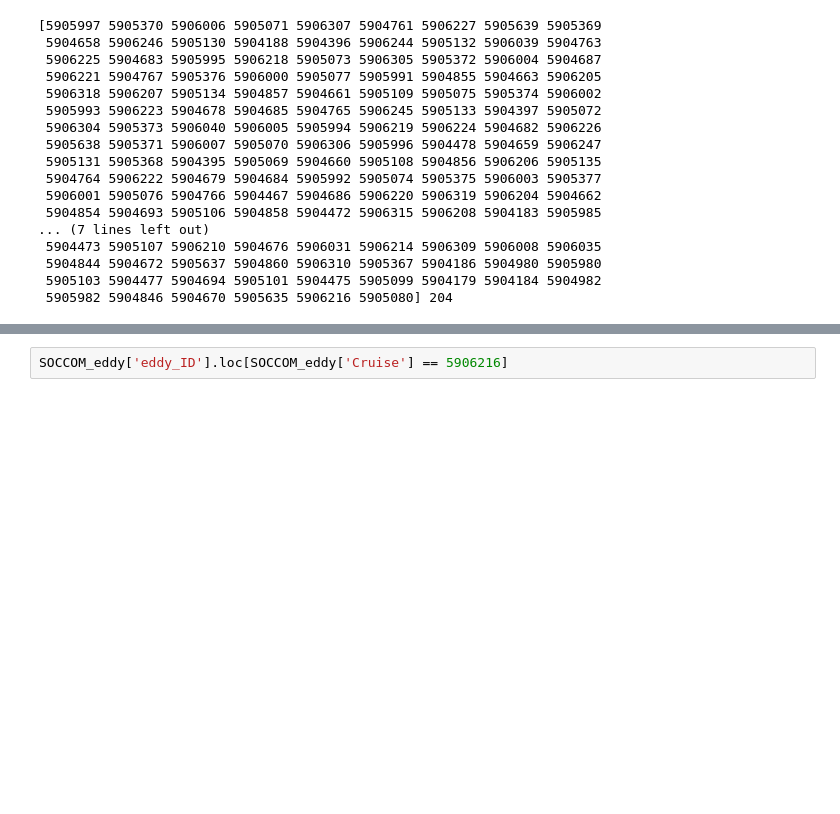
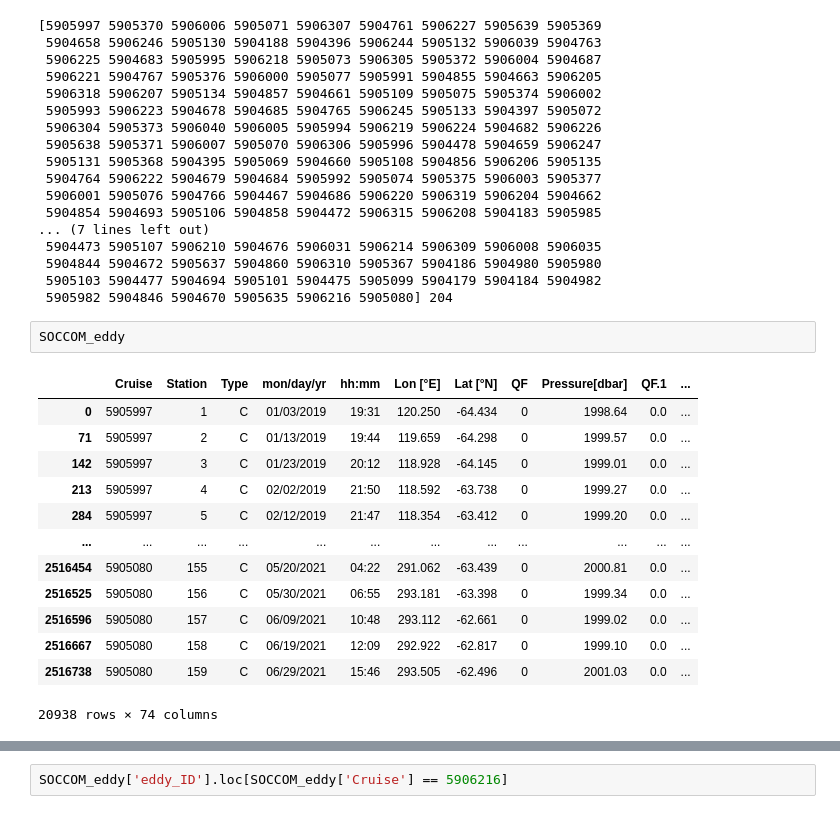
Before and after one commit to Williams-OBGC-Lab/SOCCOM_eddy, a Jupyter notebook: eddy_contour_plots.ipynb, the cells around one changed output, grey strips where cells are left out. Cells and saved outputs as stored; diff of their text form; blank space fills up the shorter version.

```diff
--- a/eddy_contour_plots.ipynb
+++ b/eddy_contour_plots.ipynb
@@ -187,6 +187,22 @@ print(floatID_ed)
  5904844 5904672 5905637 5904860 5906310 5905367 5904186 5904980 5905980
  5905103 5904477 5904694 5905101 5904475 5905099 5904179 5904184 5904982
  5905982 5904846 5904670 5905635 5906216 5905080] 204
+# %%
+SOCCOM_eddy
+# %% [output]
+|  | Cruise | Station | Type | mon/day/yr | hh:mm | Lon [°E] | Lat [°N] | QF | Pressure[dbar] | QF.1 | ... |
+| 0 | 5905997 | 1 | C | 01/03/2019 | 19:31 | 120.250 | -64.434 | 0 | 1998.64 | 0.0 | ... |
+| 71 | 5905997 | 2 | C | 01/13/2019 | 19:44 | 119.659 | -64.298 | 0 | 1999.57 | 0.0 | ... |
+| 142 | 5905997 | 3 | C | 01/23/2019 | 20:12 | 118.928 | -64.145 | 0 | 1999.01 | 0.0 | ... |
+| 213 | 5905997 | 4 | C | 02/02/2019 | 21:50 | 118.592 | -63.738 | 0 | 1999.27 | 0.0 | ... |
+| 284 | 5905997 | 5 | C | 02/12/2019 | 21:47 | 118.354 | -63.412 | 0 | 1999.20 | 0.0 | ... |
+| ... | ... | ... | ... | ... | ... | ... | ... | ... | ... | ... | ... |
+| 2516454 | 5905080 | 155 | C | 05/20/2021 | 04:22 | 291.062 | -63.439 | 0 | 2000.81 | 0.0 | ... |
+| 2516525 | 5905080 | 156 | C | 05/30/2021 | 06:55 | 293.181 | -63.398 | 0 | 1999.34 | 0.0 | ... |
+| 2516596 | 5905080 | 157 | C | 06/09/2021 | 10:48 | 293.112 | -62.661 | 0 | 1999.02 | 0.0 | ... |
+| 2516667 | 5905080 | 158 | C | 06/19/2021 | 12:09 | 292.922 | -62.817 | 0 | 1999.10 | 0.0 | ... |
+| 2516738 | 5905080 | 159 | C | 06/29/2021 | 15:46 | 293.505 | -62.496 | 0 | 2001.03 | 0.0 | ... |
+20938 rows × 74 columns
 # %%
 sel_flt = []
 
```
Also changed, not shown: parts of 15 cells of this notebook.
